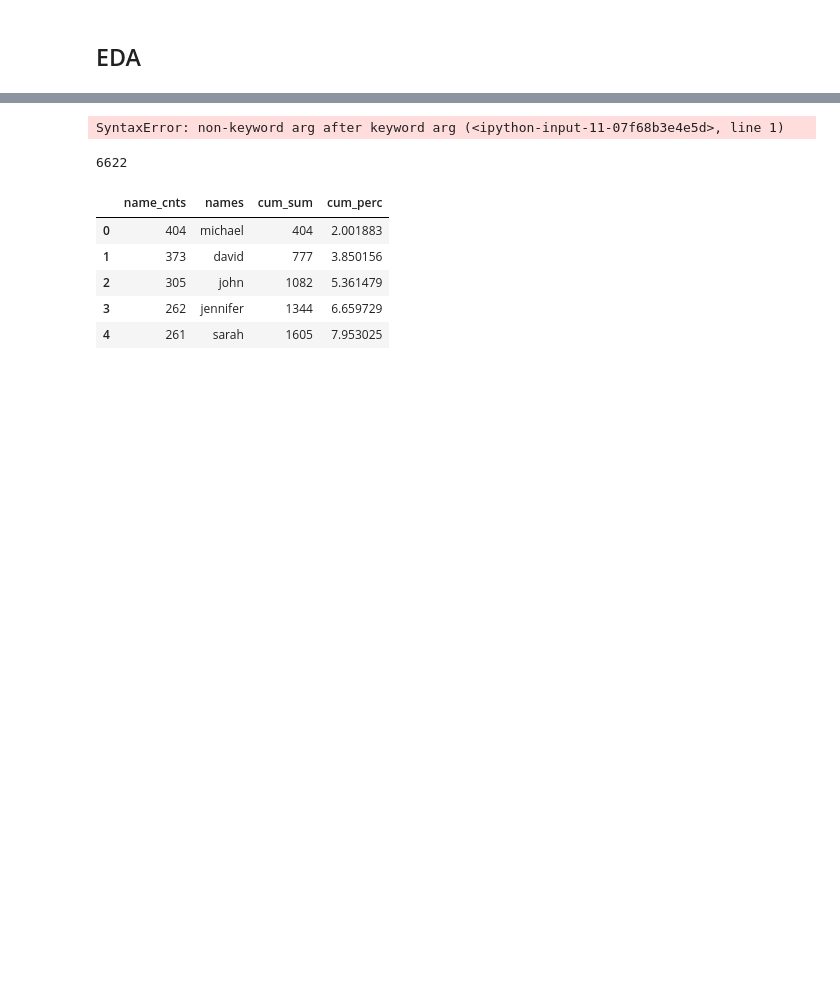
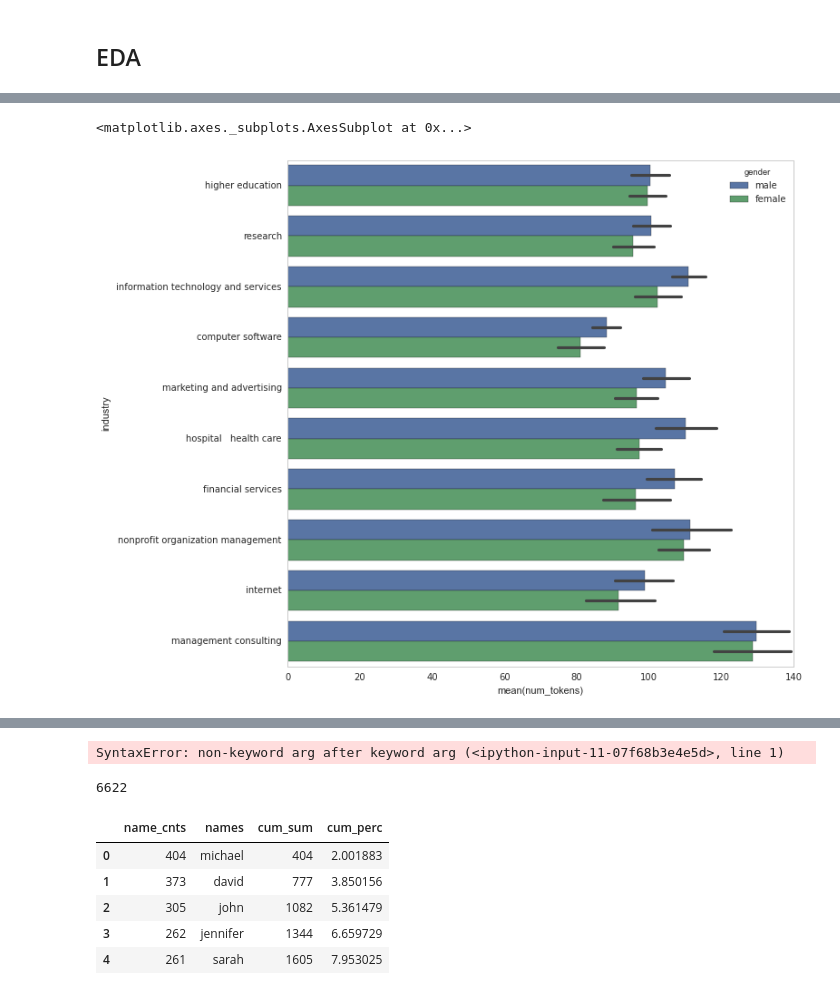
Before and after one commit to zhanghaizhen/projectRiley, a Jupyter notebook: notebooks/gender_plots.ipynb, the cells around one changed output, grey strips where cells are left out. Cells and saved outputs as stored; diff of their text form; code cells hidden in the pictures; blank space fills up the shorter version.

```diff
--- a/notebooks/gender_plots.ipynb
+++ b/notebooks/gender_plots.ipynb
@@ -44,0 +191,5 @@ names = list(names_cnts.index)
+# %%
+# For each row, return the total count of the industry that are the same and create a column
+ind_cnts = df.groupby('industry').size()
+ind_cnts.name = 'ind_cnts'
+df = df.set_index('industry').join(ind_cnts).reset_index()
@@ -44,0 +198,6 @@ names = list(names_cnts.index)
+# %%
+top10ind = df.groupby('industry').size().nlargest(10)
+# %%
+dftop10 = df.loc[df['industry'].isin(top10ind.index)]
+# %%
+ordered_ind = list(top10ind.index)
@@ -44,0 +217,6 @@ names = list(names_cnts.index)
+# %%
+plt.figure(figsize=(10,10))
+sns.barplot(x="num_tokens", y="industry", hue="gender", order=ordered_ind, data=dftop10)
+# %% [output]
+<matplotlib.axes._subplots.AxesSubplot at 0x...>
+[figure, added]
```
Also changed, not shown: parts of 45 cells of this notebook, 11 other files.
